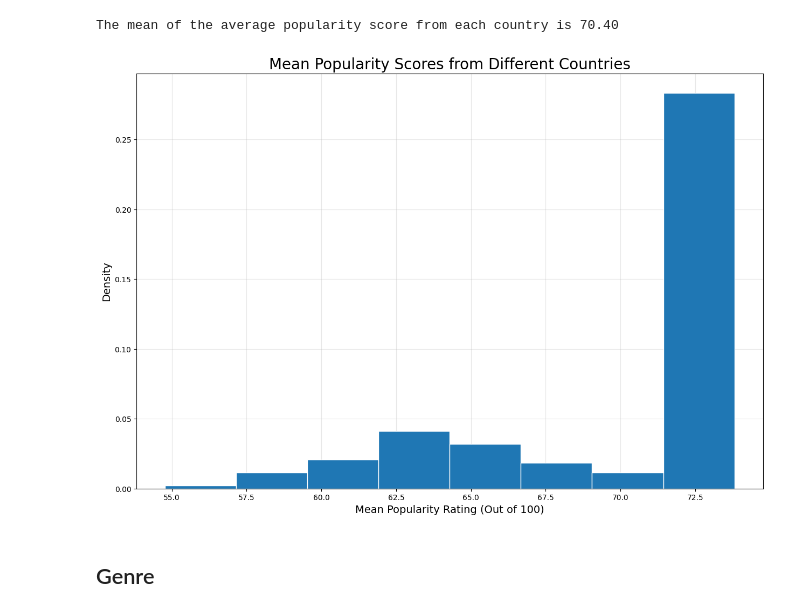
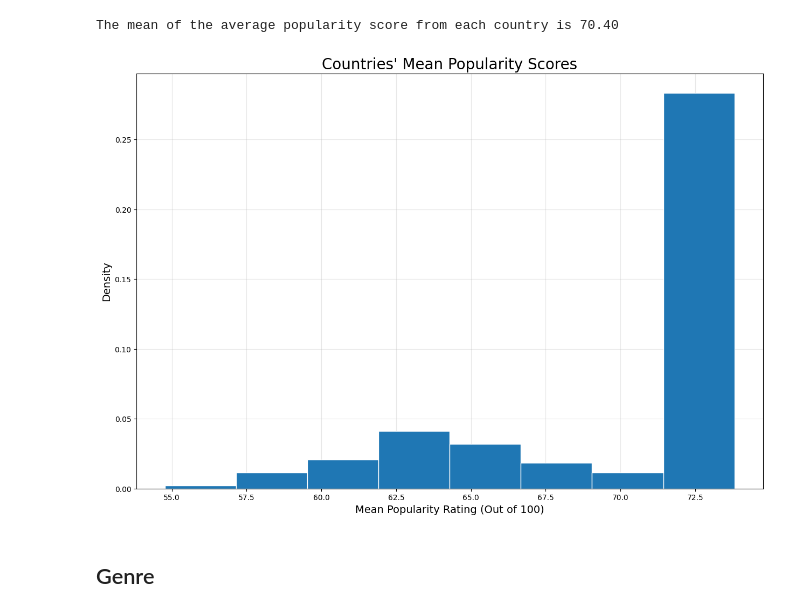
Before and after one commit to PiCake314/CSCI3022FinalProject, a Jupyter notebook: FinalProject.ipynb, the cells around one changed output. Drawn from its saved outputs; the diff is of its cells as text; code cells hidden in the pictures.

```diff
--- a/FinalProject.ipynb
+++ b/FinalProject.ipynb
@@ -158,18 +158,18 @@ The mean of the average popularity score from each country is 70.40
 # %%
 #Initializing figure
 fig, ax = plt.subplots(figsize=(15,10))
 
 #Plotting distribution
 pd.Series(countryMeanPop).hist(ax=ax,bins=8,density=True,edgecolor='w')
 
 #Formatting and labeling
 ax.grid(alpha=0.3)
 ax.set_axisbelow(True)
-ax.set_title("Mean Popularity Scores from Different Countries", fontsize=20)
+ax.set_title("Countries' Mean Popularity Scores", fontsize=20)
 ax.set_xlabel("Mean Popularity Rating (Out of 100)", fontsize=14)
 ax.set_ylabel("Density", fontsize=14);
 # %% [output]
-[figure, old version]
+[figure, new version]
 # %% [markdown]
 ## Genre
 # %%
```
Also changed, not shown: parts of 13 cells of this notebook.
